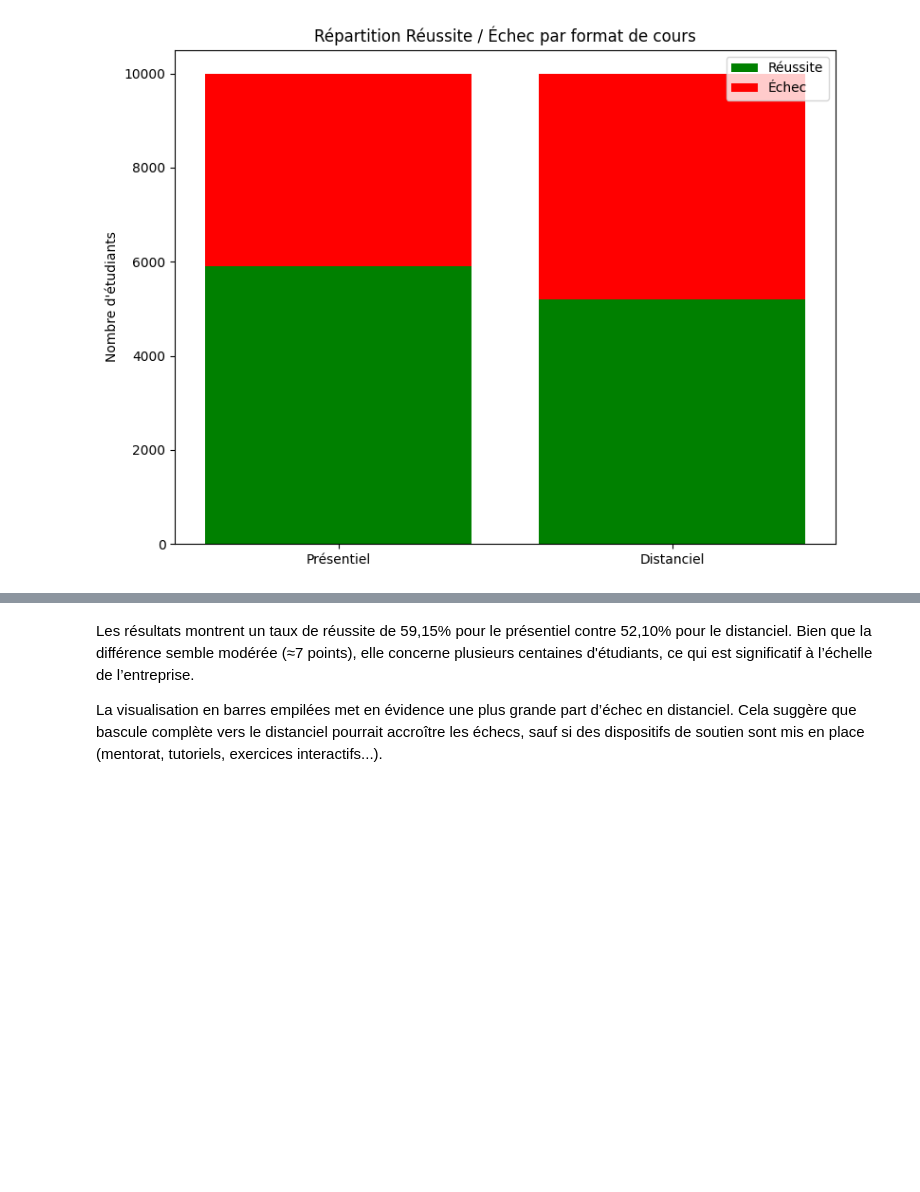
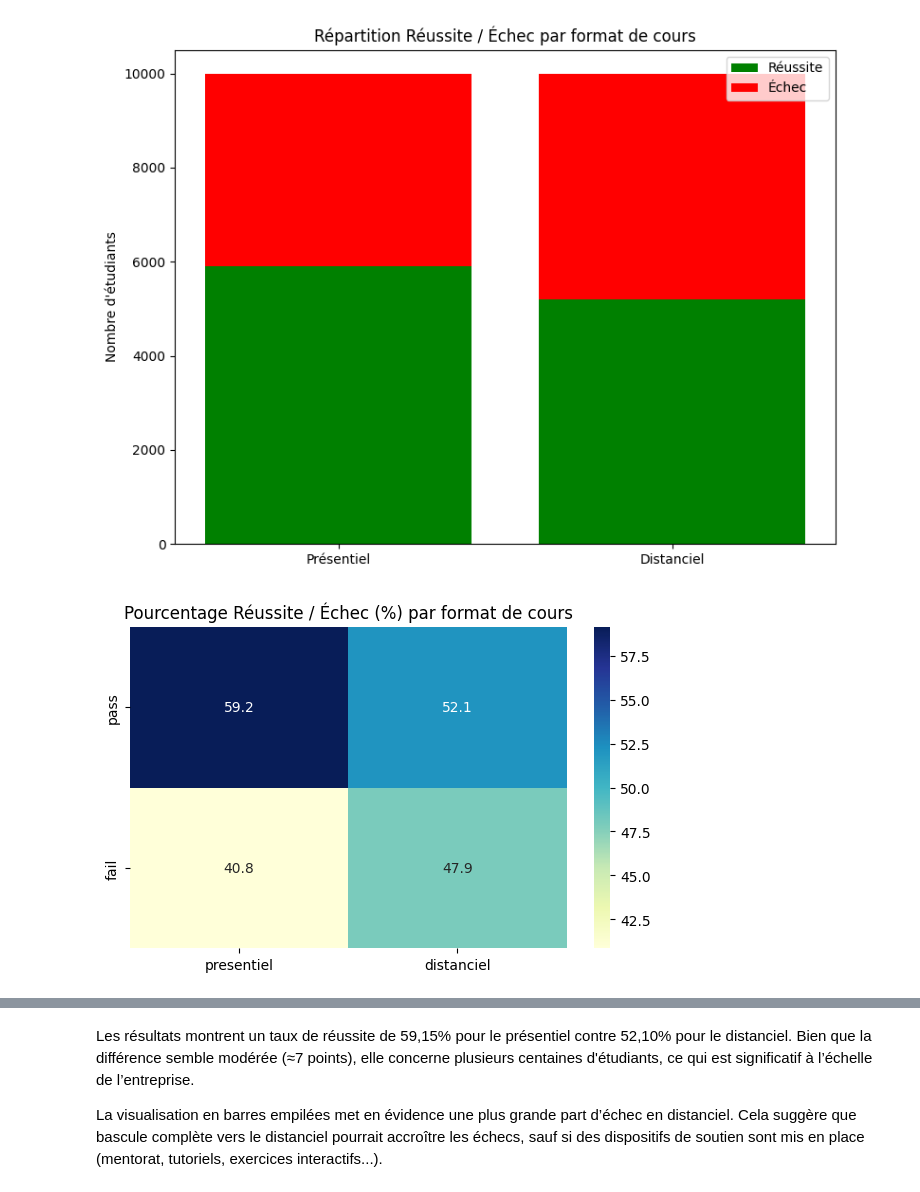
Before and after one commit to AbdessamadTzn/Evalytics, a Jupyter notebook: espacedetravailAyoub/mission1prob2.ipynb, the cells around one changed output, grey strips where cells are left out. Saved outputs shown, nothing was run; the diff lists cells and outputs as text; code cells hidden in the pictures; blank space fills up the shorter version.

```diff
--- a/espacedetravailAyoub/mission1prob2.ipynb
+++ b/espacedetravailAyoub/mission1prob2.ipynb
@@ -144,3 +145,19 @@ plt.tight_layout()
 plt.show()
 # %% [output]
 [figure]
+# %%
+# Montrer la distribution en pourcentage
+
+# Calcul des pourcentages
+percent_df = df_course.copy()
+percent_df['presentiel'] = (df_course['presentiel'] / df_course['presentiel'].sum()) * 100
+percent_df['distanciel'] = (df_course['distanciel'] / df_course['distanciel'].sum()) * 100
+
+# Heatmap
+plt.figure(figsize=(6,4))
+sns.heatmap(percent_df, annot=True, cmap="YlGnBu", fmt=".1f", cbar=True)
+plt.title("Pourcentage Réussite / Échec (%) par format de cours")
+plt.tight_layout()
+plt.show()
+# %% [output]
+[figure, added]
```
Also changed, not shown: parts of 3 cells of this notebook.
